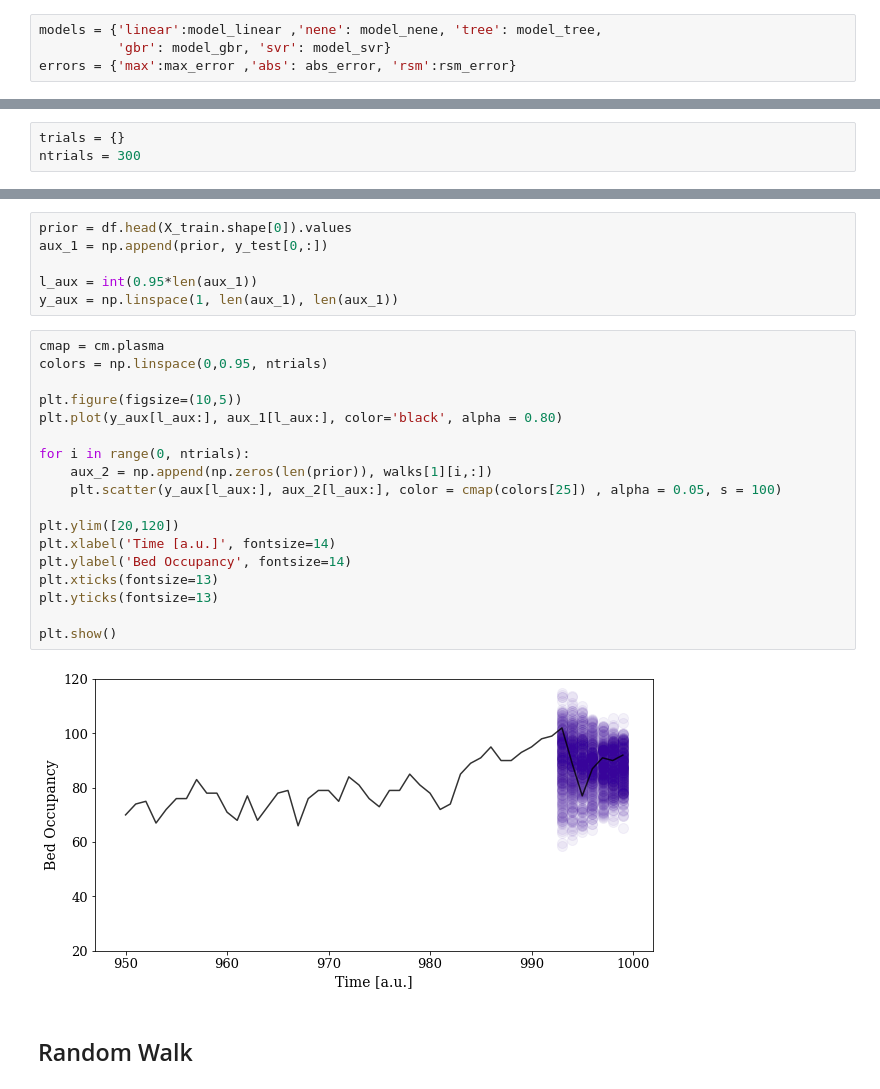
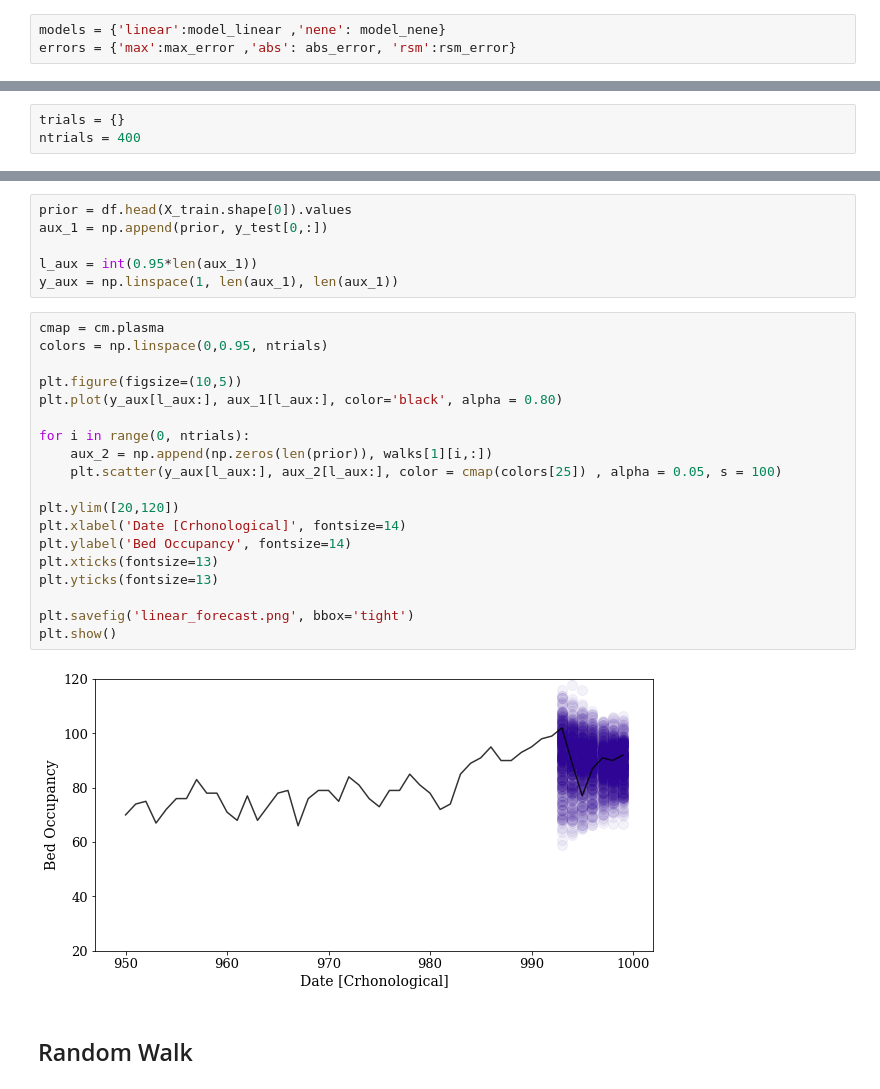
Before and after one commit to brawantonio/KGH-Research-Paper, a Jupyter notebook: Inferring Statistics - p-q Forecasting.ipynb, the cells around one changed output, grey strips where cells are left out. Drawn from its saved outputs; the diff is of its cells as text.

```diff
--- a/Inferring Statistics - p-q Forecasting.ipynb
+++ b/Inferring Statistics - p-q Forecasting.ipynb
@@ -84,8 +84,7 @@ model_svr = svm.SVR(gamma='auto')
 
 scaler = StandardScaler()
 # %%
-models = {'linear':model_linear ,'nene': model_nene, 'tree': model_tree,
-          'gbr': model_gbr, 'svr': model_svr}
+models = {'linear':model_linear ,'nene': model_nene}
 errors = {'max':max_error ,'abs': abs_error, 'rsm':rsm_error}
 # %% [markdown]
 ## Linear Model
@@ -98,7 +97,7 @@ X, y = xy_matrices(df,'occupancy' ,q, l, False)
 X_train, X_test, y_train, y_test = chrono_split(X, y, f)
 # %%
 trials = {}
-ntrials = 300
+ntrials = 400
 # %%
 for i in range(0,ntrials):
     mask = np.random.binomial(1,0.8, X_train.shape[0])
@@ -119,23 +118,24 @@ y_aux = np.linspace(1, len(aux_1), len(aux_1))
 # %%
 cmap = cm.plasma
 colors = np.linspace(0,0.95, ntrials)
 
 plt.figure(figsize=(10,5))
 plt.plot(y_aux[l_aux:], aux_1[l_aux:], color='black', alpha = 0.80)
 
 for i in range(0, ntrials):
     aux_2 = np.append(np.zeros(len(prior)), walks[1][i,:])
     plt.scatter(y_aux[l_aux:], aux_2[l_aux:], color = cmap(colors[25]) , alpha = 0.05, s = 100)
 
 plt.ylim([20,120])
-plt.xlabel('Time [a.u.]', fontsize=14)
+plt.xlabel('Date [Crhonological]', fontsize=14)
 plt.ylabel('Bed Occupancy', fontsize=14)
 plt.xticks(fontsize=13)
 plt.yticks(fontsize=13)
 
+plt.savefig('linear_forecast.png', bbox='tight')
 plt.show()
 # %% [output]
-[figure, old version]
+[figure, new version]
 # %% [markdown]
 ## Random Walk
 # %%
```
Also changed, not shown: parts of 9 cells of this notebook, 2 other files.
